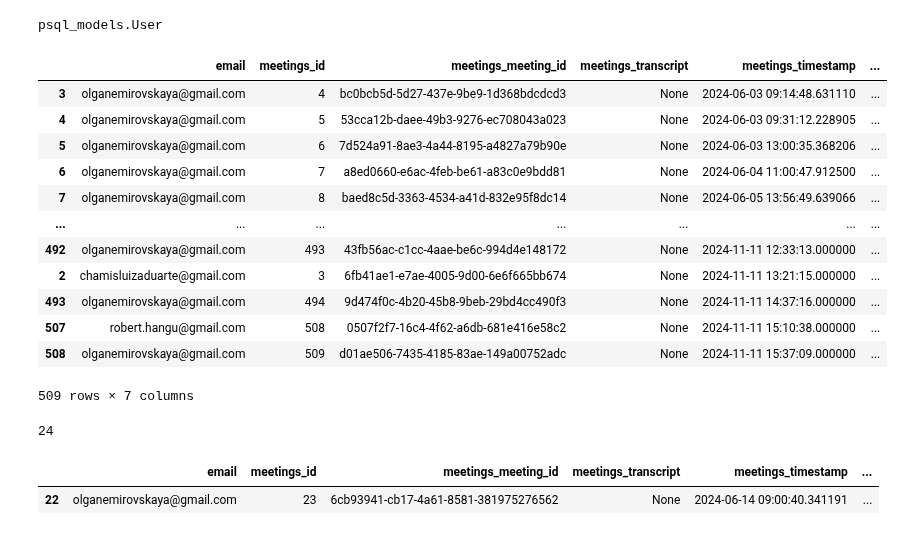
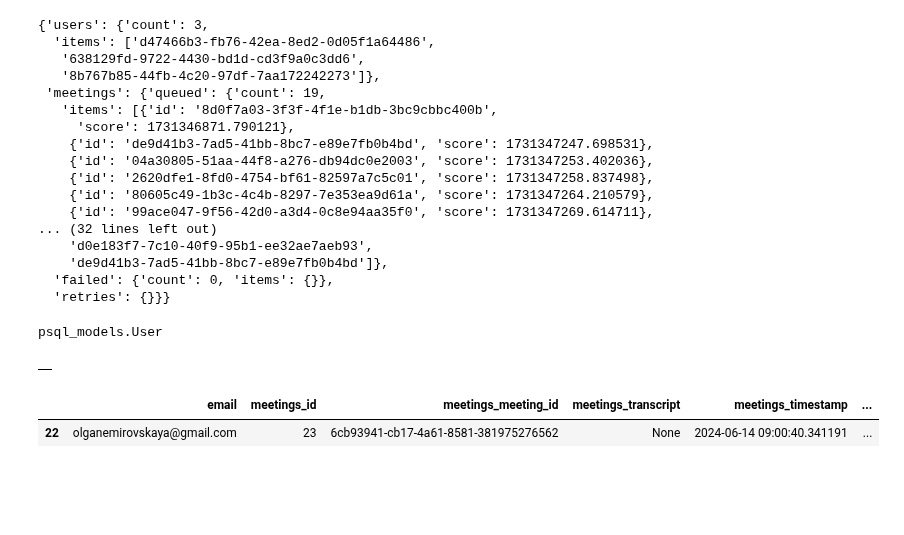
Before and after one commit to Vexa-ai/vexa-engine, a Jupyter notebook: 47.ipynb, the cells around one changed output. Saved outputs shown, nothing was run; the diff lists cells and outputs as text; code cells hidden in the pictures; blank space fills up the shorter version.

```diff
--- a/47.ipynb
+++ b/47.ipynb
@@ -48,3 +19,23 @@ detailed_stats
+# %%
+redis_stats.get_pipeline_stats()
+# %% [output]
+{'users': {'count': 3,
+  'items': ['d47466b3-fb76-42ea-8ed2-0d05f1a64486',
+   '638129fd-9722-4430-bd1d-cd3f9a0c3dd6',
+   '8b767b85-44fb-4c20-97df-7aa172242273']},
+ 'meetings': {'queued': {'count': 19,
+   'items': [{'id': '8d0f7a03-3f3f-4f1e-b1db-3bc9cbbc400b',
+     'score': 1731346871.790121},
+    {'id': 'de9d41b3-7ad5-41bb-8bc7-e89e7fb0b4bd', 'score': 1731347247.698531},
+    {'id': '04a30805-51aa-44f8-a276-db94dc0e2003', 'score': 1731347253.402036},
+    {'id': '2620dfe1-8fd0-4754-bf61-82597a7c5c01', 'score': 1731347258.837498},
+    {'id': '80605c49-1b3c-4c4b-8297-7e353ea9d61a', 'score': 1731347264.210579},
+    {'id': '99ace047-9f56-42d0-a3d4-0c8e94aa35f0', 'score': 1731347269.614711},
+... (32 lines left out)
+    'd0e183f7-7c10-40f9-95b1-ee32ae7aeb93',
+    'de9d41b3-7ad5-41bb-8bc7-e89e7fb0b4bd']},
+  'failed': {'count': 0, 'items': {}},
+  'retries': {}}}
 # %%
 from psql_models import Meeting
 from psql_helpers import read_table_async
@@ -60,25 +51,9 @@ psql_models.User
 query = select(User.email,Meeting).join(UserMeeting, User.id == UserMeeting.user_id).join(Meeting, UserMeeting.meeting_id == Meeting.meeting_id)
 users = await read_table_async(query)
 # %%
-users.sort_values('meetings_timestamp')
+users
 # %% [output]
-|  | email | meetings_id | meetings_meeting_id | meetings_transcript | meetings_timestamp | ... |
-| 3 | olganemirovskaya@gmail.com | 4 | bc0bcb5d-5d27-437e-9be9-1d368bdcdcd3 | None | 2024-06-03 09:14:48.631110 | ... |
-| 4 | olganemirovskaya@gmail.com | 5 | 53cca12b-daee-49b3-9276-ec708043a023 | None | 2024-06-03 09:31:12.228905 | ... |
-| 5 | olganemirovskaya@gmail.com | 6 | 7d524a91-8ae3-4a44-8195-a4827a79b90e | None | 2024-06-03 13:00:35.368206 | ... |
-| 6 | olganemirovskaya@gmail.com | 7 | a8ed0660-e6ac-4feb-be61-a83c0e9bdd81 | None | 2024-06-04 11:00:47.912500 | ... |
-| 7 | olganemirovskaya@gmail.com | 8 | baed8c5d-3363-4534-a41d-832e95f8dc14 | None | 2024-06-05 13:56:49.639066 | ... |
-| ... | ... | ... | ... | ... | ... | ... |
-| 492 | olganemirovskaya@gmail.com | 493 | 43fb56ac-c1cc-4aae-be6c-994d4e148172 | None | 2024-11-11 12:33:13.000000 | ... |
-| 2 | chamisluizaduarte@gmail.com | 3 | 6fb41ae1-e7ae-4005-9d00-6e6f665bb674 | None | 2024-11-11 13:21:15.000000 | ... |
-| 493 | olganemirovskaya@gmail.com | 494 | 9d474f0c-4b20-45b8-9beb-29bd4cc490f3 | None | 2024-11-11 14:37:16.000000 | ... |
-| 507 | robert.hangu@gmail.com | 508 | 0507f2f7-16c4-4f62-a6db-681e416e58c2 | None | 2024-11-11 15:10:38.000000 | ... |
-| 508 | olganemirovskaya@gmail.com | 509 | d01ae506-7435-4185-83ae-149a00752adc | None | 2024-11-11 15:37:09.000000 | ... |
+|  |
-509 rows × 7 columns
-# %%
-meetings['meeting_summary'].notna().sum()
-# %% [output]
-24
 # %%
 from uuid import UUID
 # %%
```
Also changed, not shown: parts of 8 cells of this notebook, 4 other files.
